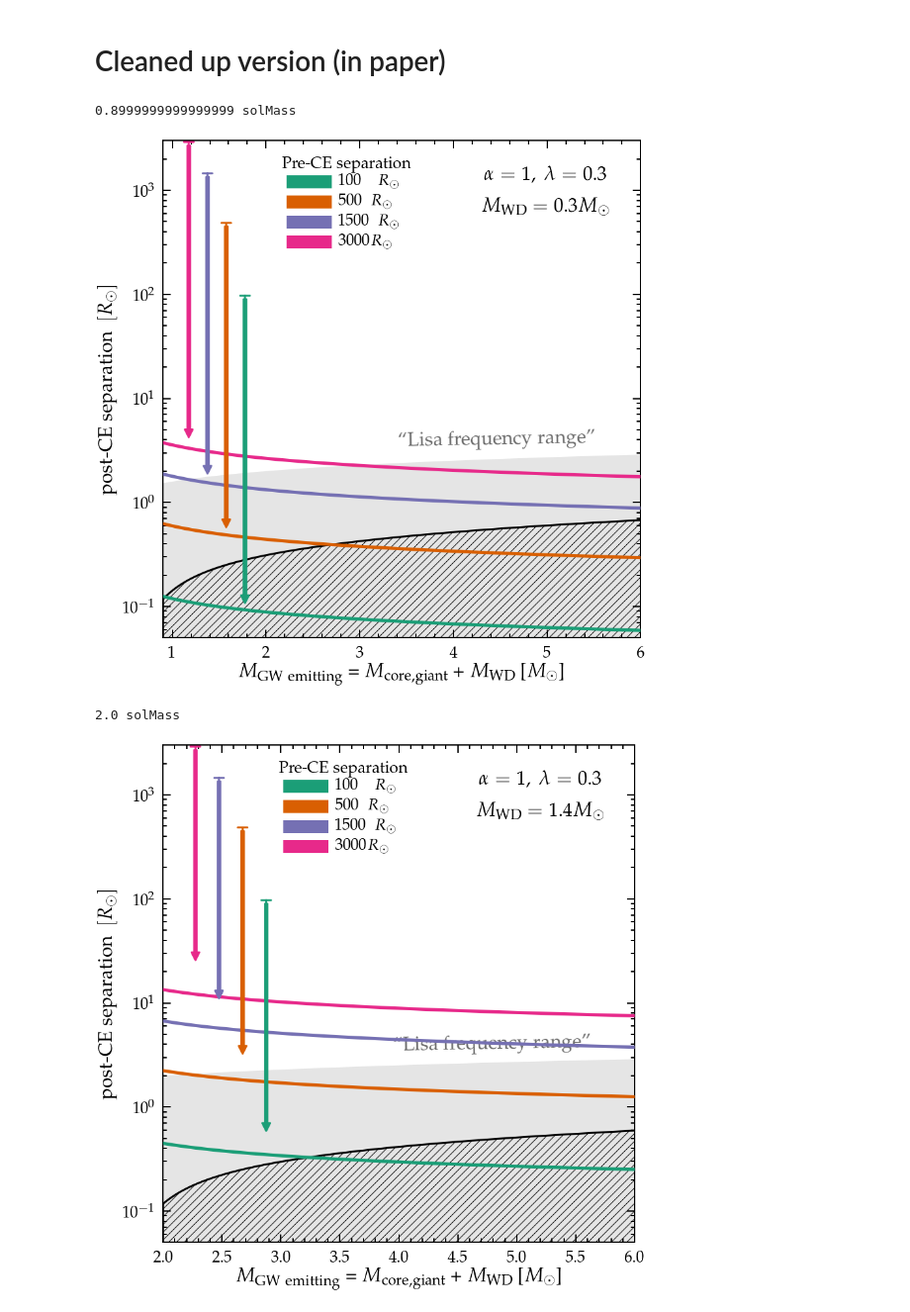
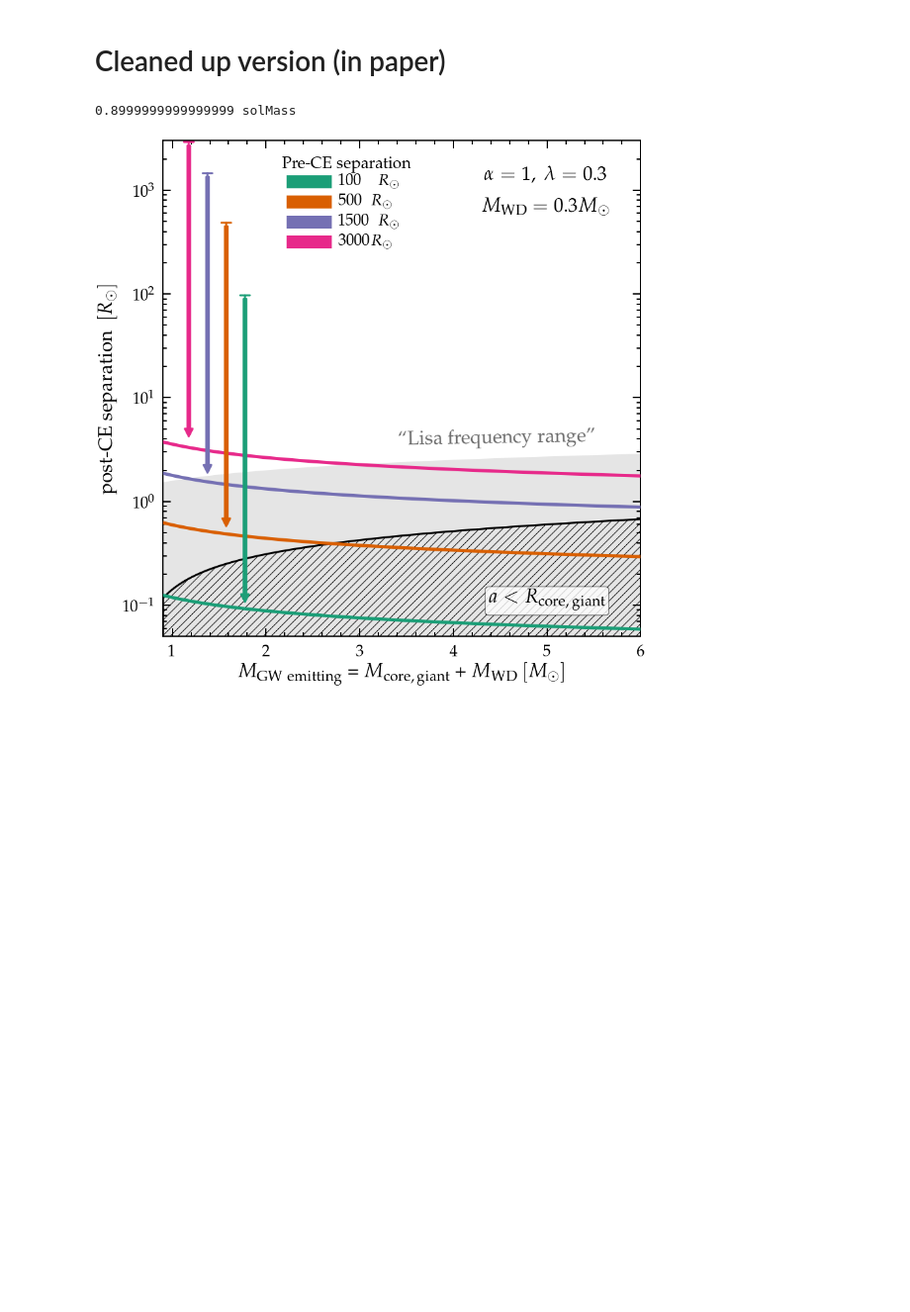
Before and after one commit to tcallister/LISA-and-CE-Evolution, a Jupyter notebook: CE_crossing_LISA_band.ipynb, the cells around one changed output. Shown at 99% size. Drawn from its saved outputs; the diff is of its cells as text; code cells hidden in the pictures; blank space fills up the shorter version.

Commit message:
plots minor

```diff
--- a/CE_crossing_LISA_band.ipynb
+++ b/CE_crossing_LISA_band.ipynb
@@ -308,35 +308,37 @@ def plot_afinal_Mgw(companion_mass = 0.3, alpha=1.0, fname=""):
     ax.set_ylim(5e-2,3e3)
     #     ax.set_xlim(min(masses.value), max(masses.value))
     # print(min(masses.value))
     ax.set_xlim(min(masses.value), 6)
 
     ############
     ## Labels and spines
-    ax.set_xlabel(r'$M_\mathrm{GW\ emitting}$ = $M_\mathrm{core,giant}$ + $M_\mathrm{WD}$ [$M_\odot$]',size = 30)
+    ax.set_xlabel(r'$M_\mathrm{GW\ emitting}$ = $M_\mathrm{core,\,giant}$ + $M_\mathrm{WD}\ [M_\odot]$',size = 30)
     ax.set_ylabel(r'post-CE separation $\ [R_\odot]$',size = 30)
     plt.tick_params(axis='both', which='major', labelsize=25) #right side
     ax.set_yscale('log')
 
     # ax.spines['top'].set_linewidth(2)
     # ax.spines['bottom'].set_linewidth(2)
     # ax.spines['right'].set_linewidth(2)
     # ax.spines['left'].set_linewidth(2)
     # ax.tick_params(axis='both', which='major', width=2, top="on", right="on", length=12, pad=10, labelsize=30, direction='in')
     # ax.tick_params(axis='both', which='minor', width=2, top="on", right="on", length=6, pad=10, direction='in')
     # ax.xaxis.set_major_locator(MultipleLocator(2))
     # ax.xaxis.set_minor_locator(MultipleLocator(1))
 
+    # annotate He core radii
+    ax.text(5,1.1e-1, r"$a< R_\mathrm{core,\,giant}$", va="center", ha="center",fontsize=30, transform=ax.transData,
+            bbox=dict(facecolor='white', edgecolor='black', boxstyle='round,pad=0.2', alpha=0.8), zorder=10)
+
     ## annotate the effect of changing $\alpha$
     # plt.savefig('many_lambdas'+str(companion_mass.value).replace('.', 'd')+'.pdf', bbox_inches='tight')
     if fname != "":
         plt.savefig(fname, bbox_inches='tight')
     plt.show()
 
 root = "/mnt/home/mrenzo/TMP/"
 plot_afinal_Mgw(companion_mass = 0.3*u.Msun, alpha=1.0, fname=root+"/alphaLambda_separation.pdf")
-plot_afinal_Mgw(companion_mass = 1.4*u.Msun, alpha=1.0, fname=root+"/alphaLambda_separation1.4.pdf")
+# plot_afinal_Mgw(companion_mass = 1.4*u.Msun, alpha=1.0, fname=root+"/alphaLambda_separation1.4.pdf")
 # %% [output]
 0.8999999999999999 solMass
-[figure, old version]
+[figure, new version]
-2.0 solMass
-[figure, removed]
```
Also changed, not shown: 1 other file.
